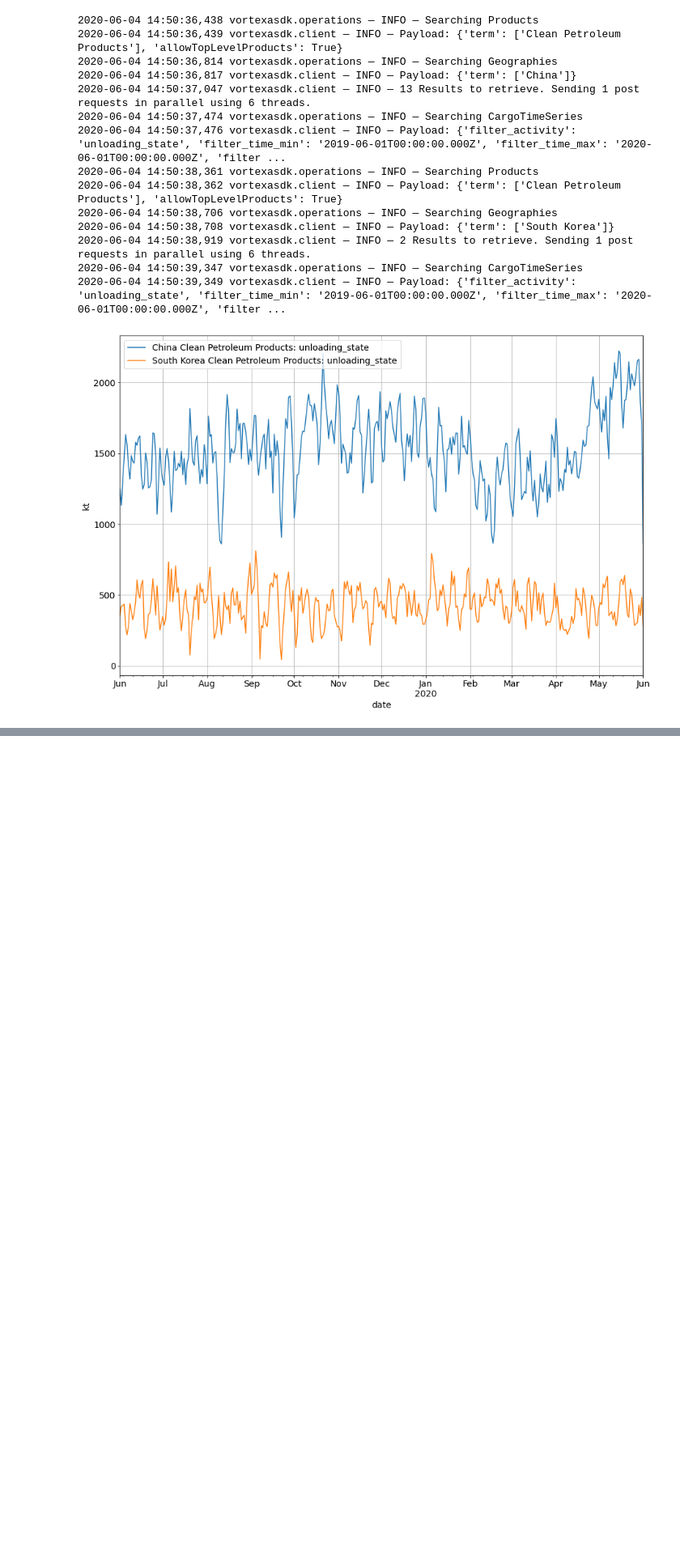
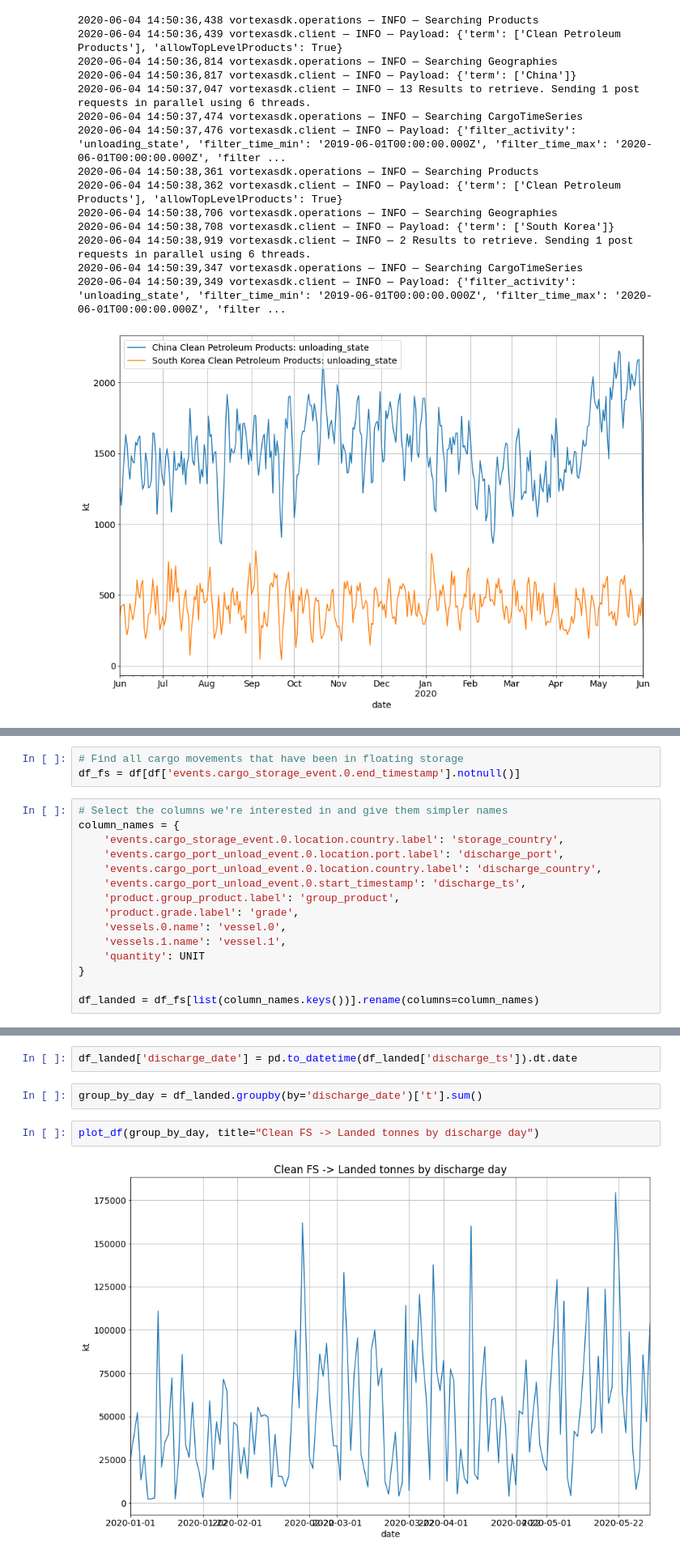
Before and after one commit to VorTECHsa/python-sdk, a Jupyter notebook: Demand Recovery in Asia, Webinar 10th June 2020.ipynb, the cells around one changed output, grey strips where cells are left out. Shown at 81% size. Drawn from its saved outputs; the diff is of its cells as text; blank space fills up the shorter version.

Commit message:
docs: Compare Landed FS

```diff
--- a/docs/examples/Demand Recovery in Asia, Webinar 10th June 2020.ipynb
+++ b/Demand Recovery in Asia, Webinar 10th June 2020.ipynb
@@ -185,0 +224,18 @@ plot_df(merge([
+# %%
+# Find all cargo movements that have been in floating storage
+df_fs = df[df['events.cargo_storage_event.0.end_timestamp'].notnull()]
+# %%
+# Select the columns we're interested in and give them simpler names
+column_names = {
+    'events.cargo_storage_event.0.location.country.label': 'storage_country',
+    'events.cargo_port_unload_event.0.location.port.label': 'discharge_port',
+    'events.cargo_port_unload_event.0.location.country.label': 'discharge_country',
+    'events.cargo_port_unload_event.0.start_timestamp': 'discharge_ts',
+    'product.group_product.label': 'group_product',
+    'product.grade.label': 'grade',
+    'vessels.0.name': 'vessel.0',
+    'vessels.1.name': 'vessel.1',
+    'quantity': UNIT
+}
+
+df_landed = df_fs[list(column_names.keys())].rename(columns=column_names)
@@ -185,0 +263,8 @@ plot_df(merge([
+# %%
+df_landed['discharge_date'] = pd.to_datetime(df_landed['discharge_ts']).dt.date
+# %%
+group_by_day = df_landed.groupby(by='discharge_date')['t'].sum()
+# %%
+plot_df(group_by_day, title="Clean FS -> Landed tonnes by discharge day")
+# %% [output]
+[figure, added]
```
Also changed, not shown: parts of 7 cells of this notebook.
